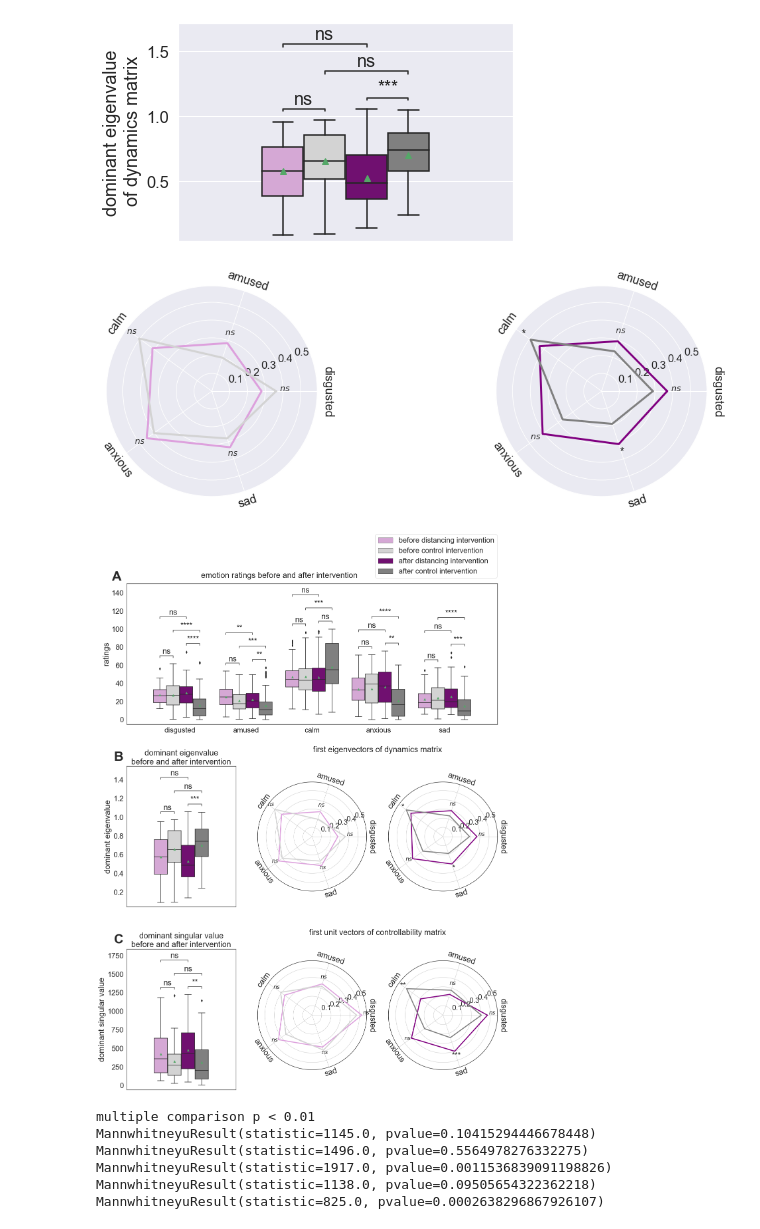
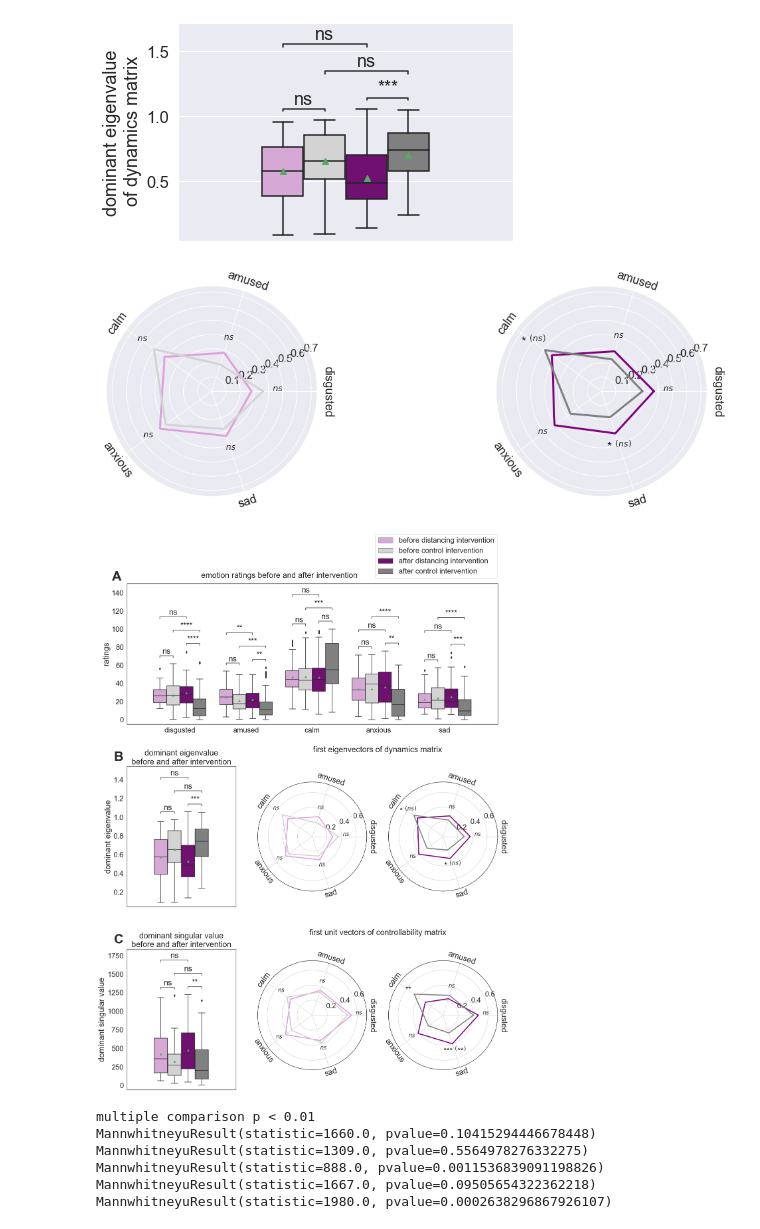
Before and after one commit to huyslab/emotioncon_public, a Jupyter notebook: analyses/paper_plots.ipynb, the cells around one changed output. Saved outputs shown, nothing was run; the diff lists cells and outputs as text; code cells hidden in the pictures.

```diff
--- a/analyses/paper_plots.ipynb
+++ b/analyses/paper_plots.ipynb
@@ -235,6 +234,8 @@ Results:
 # %%
 sns.set(font_scale=1.5)
 data = np.load(filepath + 'results/fit_experiment.npy',allow_pickle='TRUE')
+df_old, mood_ratings, foo = prep.create_df_from_dict(data)
+data = np.load(filepath + 'results/fit_experiment_included.npy',allow_pickle='TRUE')
 df, mood_ratings, foo = prep.create_df_from_dict(data)
 dynamics, controls = prep.rearrange_data_for_stats(data)
 Nsj = len(data)
@@ -259,9 +244,0 @@ array([18, 40])
-# %%
-# exclude outliers due to fit
-data = np.delete(data,ex)
-Nsj = len(data)
-print('N = ' + str(Nsj))
-np.save(filepath + 'results/fit_experiment2_included.npy', data)
-df_old = df
-df, mood_ratings, foo = prep.create_df_from_dict(data)
-dynamics, controls = prep.rearrange_data_for_stats(data)
@@ -343,34 +318,33 @@ plot_eigval(dynamics,fig,ax,'eigenvalue\n of dynamics matrix')
 # %% [output]
 [figure]
 # %%
-def plot_eigvec(d,fig,axs,k):
+def plot_eigvec(d,fig,axs,k,mood_categories):
     plot_data = d['absvec'][:,0,:,:]
     palette= {0: "plum", 1: "purple", 2: "lightgrey", 3: "grey"}
     medians = np.full((len(mood_categories)+1, 4), np.nan)
     pvalues = np.full((len(mood_categories), 4), np.nan)
     x = np.linspace(0, 2 * np.pi, len(mood_categories)+1)
     for i in range(2):
-        pvalues[:,i] = scipy.stats.wilcoxon(plot_data[:,df['randomized_condition']==i,0].T, \
-                                                plot_data[:,df['randomized_condition']==i,1].T).pvalue
-#         pvalues[:,i] = stats.stats.multitest.multipletests(pvalues[:,i], method='bonferroni')[1]
+        for m in range(5):
+            pvalues[m,i] = scipy.stats.wilcoxon(plot_data[m,df['randomized_condition']==i,0].T, \
+                                                plot_data[m,df['randomized_condition']==i,1].T).pvalue
         for t in range(2):
             tmp = np.nanmedian(plot_data[:,df['randomized_condition']==i,t],axis=1)
             medians[:,t + (i*2)] = np.append(tmp, tmp[0])
             pvalues[:,2+t] = scipy.stats.mannwhitneyu(plot_data[:,df['randomized_condition']==0,t].T, \
                                                 plot_data[:,df['randomized_condition']==1,t].T).pvalue
-#             pvalues[:,2+t] = stats.stats.multitest.multipletests(pvalues[:,2+t], method='bonferroni')[1]
     ax = plt.subplot(3,3,5+k, polar=True)
     aux.polar_plot(medians[:,[0,2]], mood_categories, [palette[0], palette[2]], \
                ax, plt, pval=list(pvalues[:,2]))
 
     ax = plt.subplot(3,3,6+k, polar=True, sharey=ax)
     aux.polar_plot(medians[:,[1,3]], mood_categories, [palette[1], palette[3]], \
                ax, plt, pval=list(pvalues[:,3]))
 data_label=['dynamics matrix', 'controllability matrix']
 fig,ax = plt.subplots(2,1,figsize=(30, 20))
-plot_eigvec(dynamics,fig,ax,0)
+plot_eigvec(dynamics,fig,ax,0,mood_categories)
 # %% [output]
-[figure, old version]
+[figure, new version]
 # %%
 import matplotlib.gridspec as gridspec
 sns.set(style='white', font_scale=2)
@@ -410,7 +384,7 @@ for i in range(2):
     ax = plt.Subplot(fig, inner[0,i])
     axs.append(fig.add_subplot(ax))
 plot_eigval(dynamics,fig,axs[0],'eigenvalue','dominant eigenvalue\nbefore and after intervention')
-plot_eigvec(dynamics,fig,inner,0)
+plot_eigvec(dynamics,fig,inner,0,mood_categories)
 
 axs[0].text(2.3, 1.1, 'first eigenvectors of dynamics matrix', transform=axs[0].transAxes, ha='center')
 axs[0].text(-0.04*3, 1.04, 'B', transform=axs[0].transAxes, weight='bold', size=40)
@@ -422,12 +396,12 @@ for i in range(2):
     ax = plt.Subplot(fig, inner[0,i])
     axs.append(fig.add_subplot(ax))
 plot_eigval(controls,fig,axs[0],'singular value', 'dominant singular value\nbefore and after intervention')
-plot_eigvec(controls,fig,inner,3)
+plot_eigvec(controls,fig,inner,3,mood_categories)
 axs[0].text(2.3, 1.1, 'first unit vectors of controllability matrix', transform=axs[0].transAxes, ha='center')
 axs[0].text(-0.04*3, 1.04, 'C', transform=axs[0].transAxes, weight='bold', size=40);
 plt.savefig(filepath + 'results/figures/intervention_results.svg', bbox_inches='tight')
 # %% [output]
-[figure, old version]
+[figure, new version]
 # %%
 print('multiple comparison p < ' + str(0.05/5))
 for i in range(5):
@@ -435,11 +409,11 @@ for i in range(5):
     print(scipy.stats.mannwhitneyu(dd[df['randomized_condition']==0],dd[df['randomized_condition']==1]))
 # %% [output]
 multiple comparison p < 0.01
-MannwhitneyuResult(statistic=1145.0, pvalue=0.10415294446678448)
-MannwhitneyuResult(statistic=1496.0, pvalue=0.5564978276332275)
-MannwhitneyuResult(statistic=1917.0, pvalue=0.0011536839091198826)
-MannwhitneyuResult(statistic=1138.0, pvalue=0.09505654322362218)
-MannwhitneyuResult(statistic=825.0, pvalue=0.0002638296867926107)
+MannwhitneyuResult(statistic=1660.0, pvalue=0.10415294446678448)
+MannwhitneyuResult(statistic=1309.0, pvalue=0.5564978276332275)
+MannwhitneyuResult(statistic=888.0, pvalue=0.0011536839091198826)
+MannwhitneyuResult(statistic=1667.0, pvalue=0.09505654322362218)
+MannwhitneyuResult(statistic=1980.0, pvalue=0.0002638296867926107)
 # %%
 for i in [controls, dynamics]:
     dd = i['val'][0,:,1]
```
Also changed, not shown: parts of 9 cells of this notebook, 21 other files.
